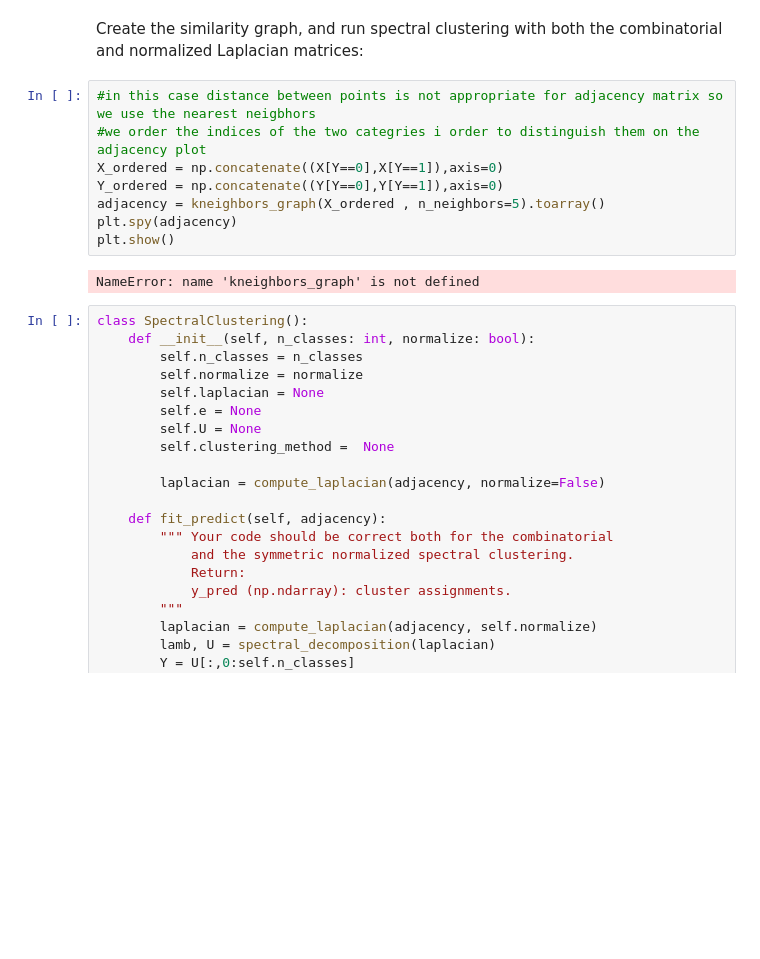
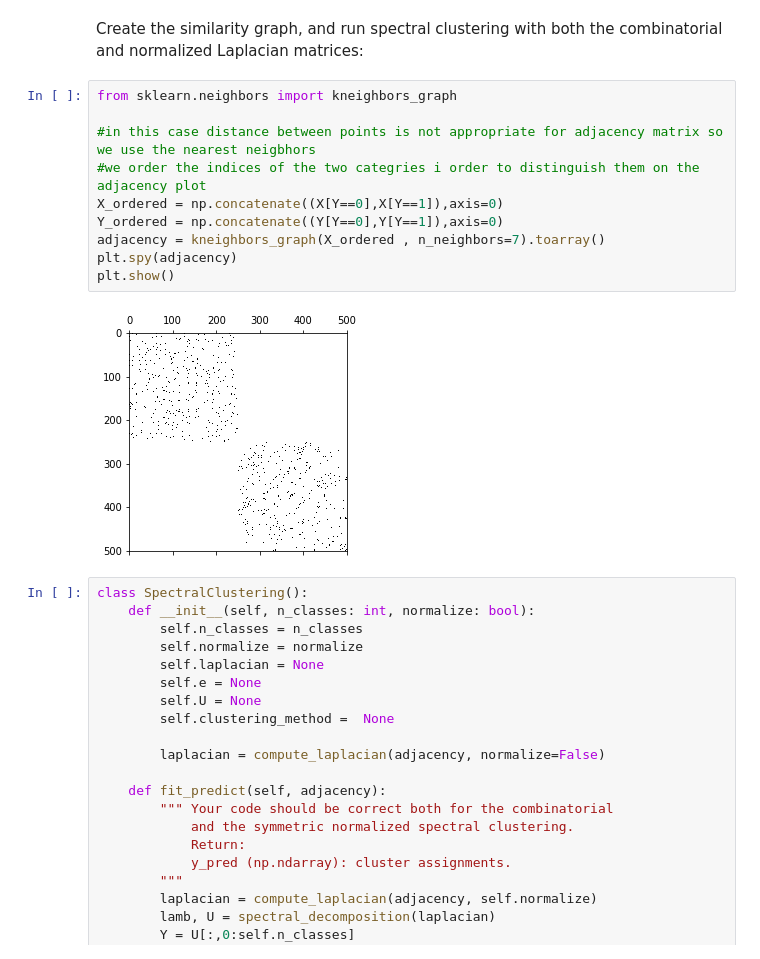
Before and after one commit to aaag97/ntds-projects, a Jupyter notebook: Assignment 2/2_learning_with_graphs-andre-FB.ipynb, the cells around one changed output. Drawn from its saved outputs; the diff is of its cells as text; blank space fills up the shorter version.

```diff
--- a/Assignment 2/2_learning_with_graphs-andre-FB.ipynb
+++ b/Assignment 2/2_learning_with_graphs-andre-FB.ipynb
@@ -296,15 +297,17 @@ plt.show()
 # %% [markdown]
 Create the similarity graph, and run spectral clustering with both the combinatorial and normalized Laplacian matrices:
 # %%
+from sklearn.neighbors import kneighbors_graph
+
 #in this case distance between points is not appropriate for adjacency matrix so we use the nearest neigbhors
 #we order the indices of the two categries i order to distinguish them on the adjacency plot
 X_ordered = np.concatenate((X[Y==0],X[Y==1]),axis=0)
 Y_ordered = np.concatenate((Y[Y==0],Y[Y==1]),axis=0)
-adjacency = kneighbors_graph(X_ordered , n_neighbors=5).toarray()
+adjacency = kneighbors_graph(X_ordered , n_neighbors=7).toarray()
 plt.spy(adjacency)
 plt.show()
 # %% [output]
-NameError: name 'kneighbors_graph' is not defined
+[figure, added]
 # %%
 class SpectralClustering():
     def __init__(self, n_classes: int, normalize: bool):
```
Also changed, not shown: parts of 14 cells of this notebook.
